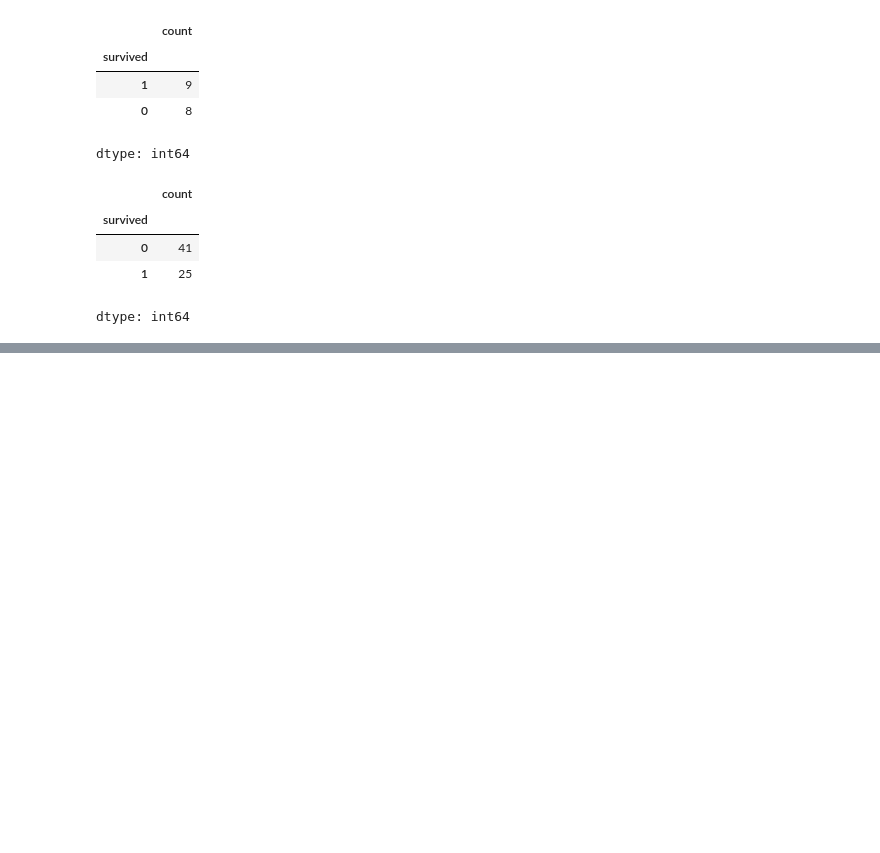
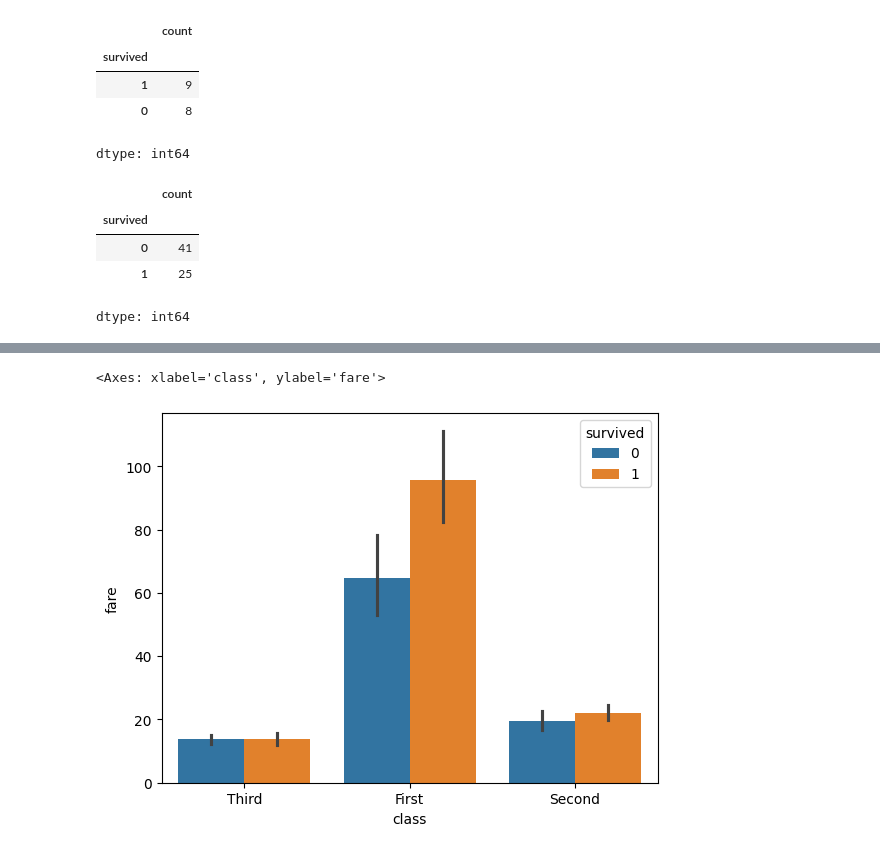
Before and after one commit to AniketC24/Datascience, a Jupyter notebook: Case_study_01_Titanic_EDA.ipynb, the cells around one changed output, grey strips where cells are left out. Cells and saved outputs as stored; diff of their text form; code cells hidden in the pictures; blank space fills up the shorter version.

```diff
--- a/Case_study_01_Titanic_EDA.ipynb
+++ b/Case_study_01_Titanic_EDA.ipynb
@@ -618,0 +734,5 @@ dtype: int64
+# %%
+sns.barplot(data= df,x = df['class'],y = df['fare'],hue= df['survived'])
+# %% [output]
+<Axes: xlabel='class', ylabel='fare'>
+[figure, added]
```
Also changed, not shown: parts of 8 cells of this notebook.
